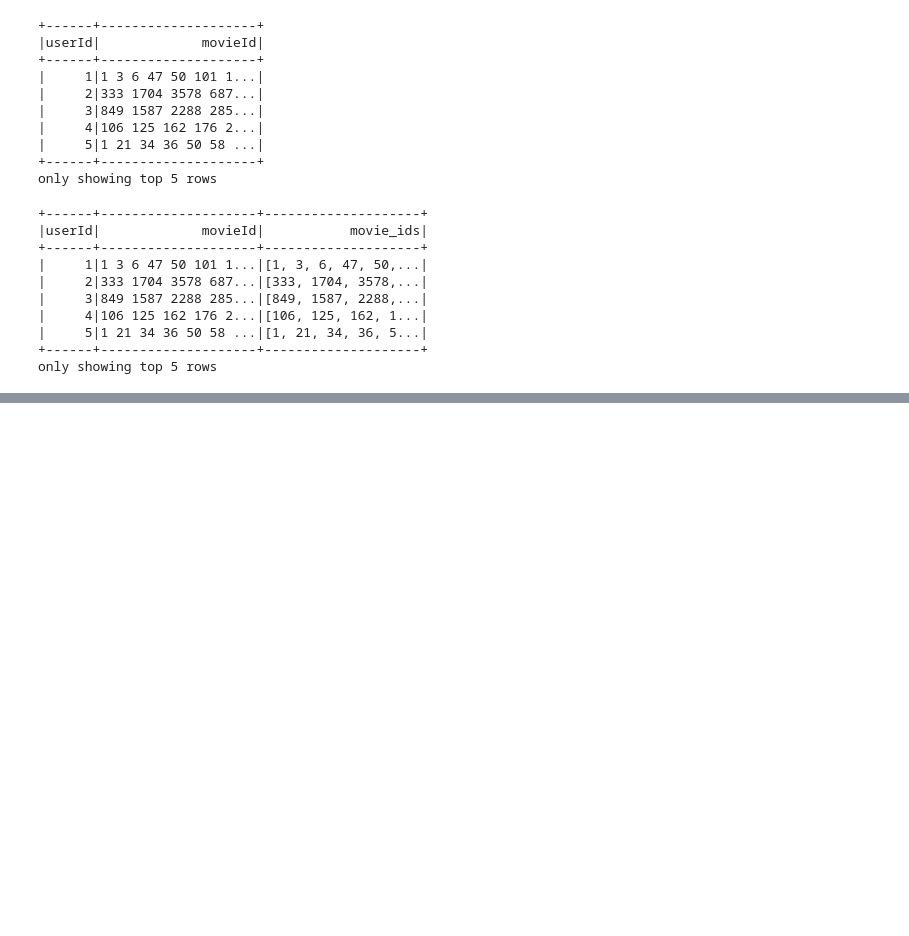
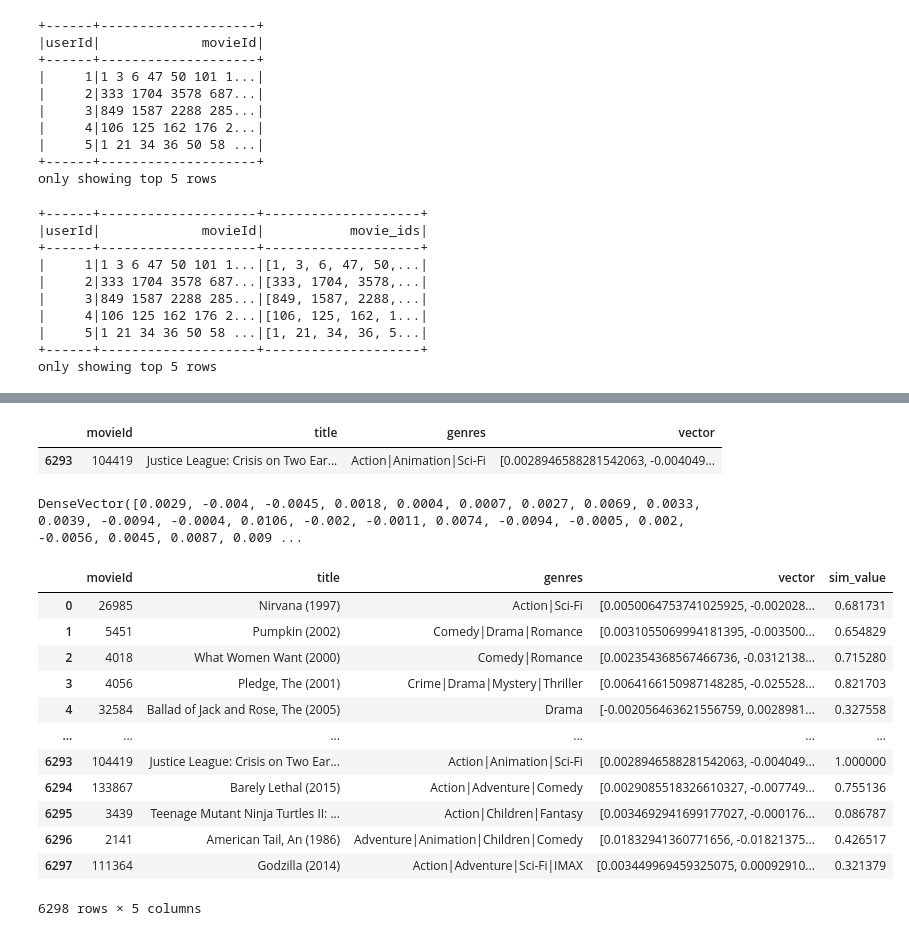
Before and after one commit to OcaenEyes/recommendPrj, a Jupyter notebook: prj_01/训练item2vec进行电影推荐.ipynb, the cells around one changed output, grey strips where cells are left out. Cells and saved outputs as stored; diff of their text form; code cells hidden in the pictures; blank space fills up the shorter version.

```diff
--- a/prj_01/训练item2vec进行电影推荐.ipynb
+++ b/prj_01/训练item2vec进行电影推荐.ipynb
@@ -201,0 +216,2 @@ df_movie_embedding
+# %%
+df_merge = df_merge[['movieId', 'title', 'genres', 'vector']]
@@ -201,0 +234,34 @@ df_movie_embedding
+# %%
+# 选定一个电影 104419
+movie_id= "104419"
+# %%
+df_merge[df_merge["movieId"]== movie_id]
+# %% [output]
+|  | movieId | title | genres | vector |
+| 6293 | 104419 | Justice League: Crisis on Two Ear... | Action|Animation|Sci-Fi | [0.0028946588281542063, -0.004049... |
+# %%
+df_merge[df_merge["movieId"]== movie_id]["vector"].iloc[0]
+# %% [output]
+DenseVector([0.0029, -0.004, -0.0045, 0.0018, 0.0004, 0.0007, 0.0027, 0.0069, 0.0033, 0.0039, -0.0094, -0.0004, 0.0106, -0.002, -0.0011, 0.0074, -0.0094, -0.0005, 0.002, -0.0056, 0.0045, 0.0087, 0.009 ...
+# %%
+target_movie_emb= df_merge[df_merge["movieId"]== movie_id]["vector"].iloc[0]
+# %%
+# 余弦相似度， 与target——movieid 104419的相似度
+from scipy.spatial import distance
+df_merge["sim_value"] = df_merge["vector"].map(lambda x : 1- distance.cosine(target_movie_emb,x))
+# %%
+df_merge
+# %% [output]
+|  | movieId | title | genres | vector | sim_value |
+| 0 | 26985 | Nirvana (1997) | Action|Sci-Fi | [0.0050064753741025925, -0.002028... | 0.681731 |
+| 1 | 5451 | Pumpkin (2002) | Comedy|Drama|Romance | [0.0031055069994181395, -0.003500... | 0.654829 |
+| 2 | 4018 | What Women Want (2000) | Comedy|Romance | [0.002354368567466736, -0.0312138... | 0.715280 |
+| 3 | 4056 | Pledge, The (2001) | Crime|Drama|Mystery|Thriller | [0.0064166150987148285, -0.025528... | 0.821703 |
+| 4 | 32584 | Ballad of Jack and Rose, The (2005) | Drama | [-0.002056463621556759, 0.0028981... | 0.327558 |
+| ... | ... | ... | ... | ... | ... |
+| 6293 | 104419 | Justice League: Crisis on Two Ear... | Action|Animation|Sci-Fi | [0.0028946588281542063, -0.004049... | 1.000000 |
+| 6294 | 133867 | Barely Lethal (2015) | Action|Adventure|Comedy | [0.0029085518326610327, -0.007749... | 0.755136 |
+| 6295 | 3439 | Teenage Mutant Ninja Turtles II: ... | Action|Children|Fantasy | [0.0034692941699177027, -0.000176... | 0.086787 |
+| 6296 | 2141 | American Tail, An (1986) | Adventure|Animation|Children|Comedy | [0.01832941360771656, -0.01821375... | 0.426517 |
+| 6297 | 111364 | Godzilla (2014) | Action|Adventure|Sci-Fi|IMAX | [0.003449969459325075, 0.00092910... | 0.321379 |
+6298 rows × 5 columns
```
Also changed, not shown: parts of 14 cells of this notebook, 1 other file.
